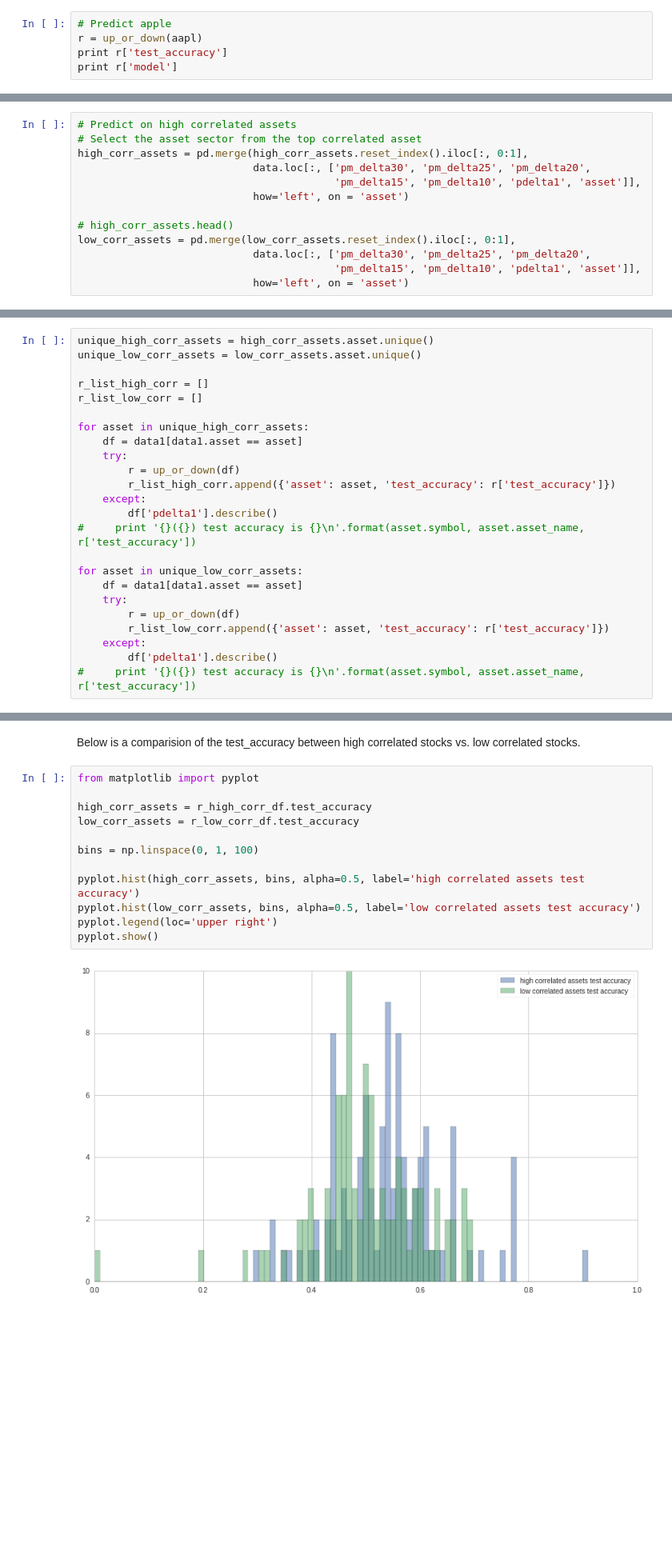
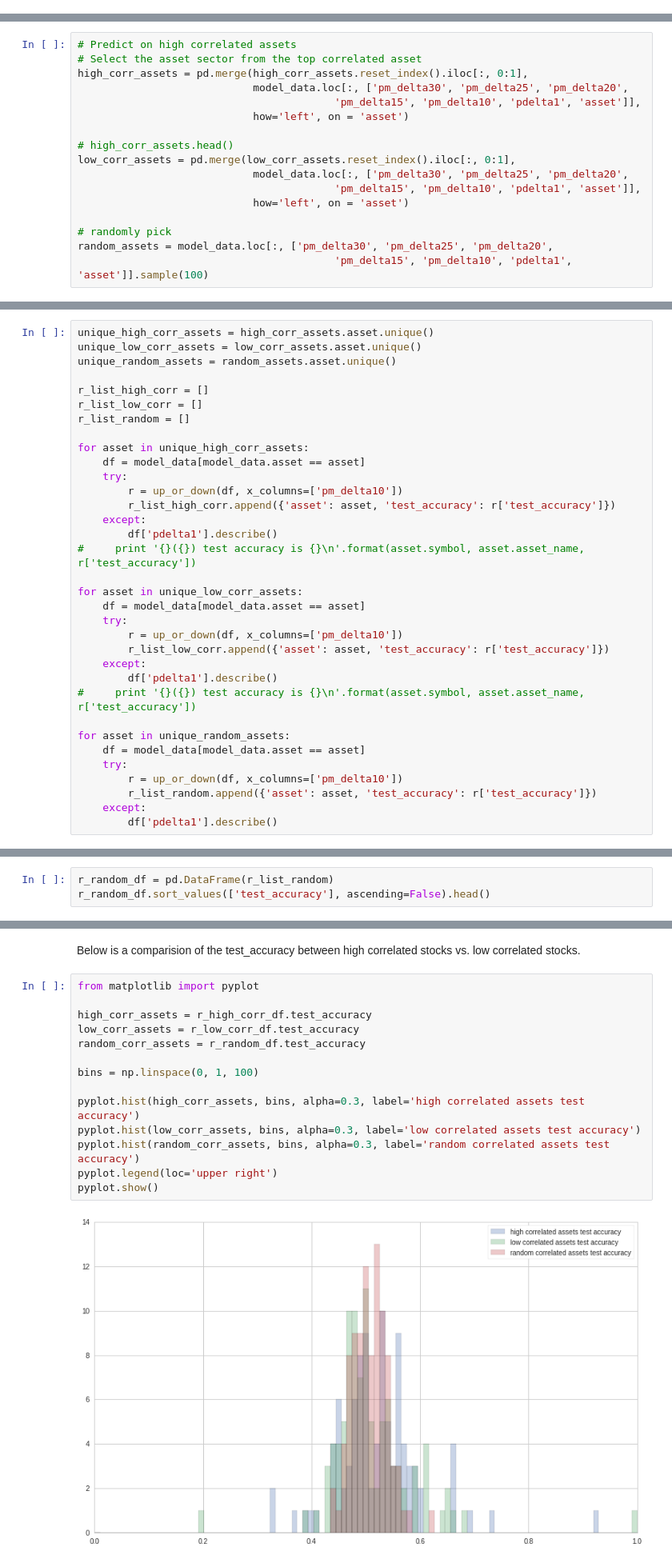
Before and after one commit to carychen/PPX, a Jupyter notebook: code/modified_mean_reverse/research/Mean+Reverse+Research+1.ipynb, the cells around one changed output, grey strips where cells are left out. Shown: that part at 80% size. Saved outputs shown, nothing was run; the diff lists cells and outputs as text; blank space fills up the shorter version.

```diff
--- a/code/modified_mean_reverse/research/Mean+Reverse+Research+1.ipynb
+++ b/code/modified_mean_reverse/research/Mean+Reverse+Research+1.ipynb
@@ -399,8 +448,3 @@ def up_or_down(model_data, x_columns=['pm_delta30', 'pm_delta25', 'pm_delta20',
     accuracy = metrics.accuracy_score(y_test, test_predict)
 
     return {'model': model, 'test_accuracy': accuracy}
-# %%
-# Predict apple
-r = up_or_down(aapl)
-print r['test_accuracy']
-print r['model']
@@ -415,41 +454,55 @@ Next step, we will take the top 100 correlation
 # Predict on high correlated assets
 # Select the asset sector from the top correlated asset
 high_corr_assets = pd.merge(high_corr_assets.reset_index().iloc[:, 0:1],
-                            data.loc[:, ['pm_delta30', 'pm_delta25', 'pm_delta20',
+                            model_data.loc[:, ['pm_delta30', 'pm_delta25', 'pm_delta20',
                                          'pm_delta15', 'pm_delta10', 'pdelta1', 'asset']],
                             how='left', on = 'asset')
 
 # high_corr_assets.head()
 low_corr_assets = pd.merge(low_corr_assets.reset_index().iloc[:, 0:1],
-                            data.loc[:, ['pm_delta30', 'pm_delta25', 'pm_delta20',
+                            model_data.loc[:, ['pm_delta30', 'pm_delta25', 'pm_delta20',
                                          'pm_delta15', 'pm_delta10', 'pdelta1', 'asset']],
                             how='left', on = 'asset')
+
+# randomly pick
+random_assets = model_data.loc[:, ['pm_delta30', 'pm_delta25', 'pm_delta20',
+                                         'pm_delta15', 'pm_delta10', 'pdelta1', 'asset']].sample(100)
 # %% [markdown]
 Generate two results list, one for high correlated assets the other is for low correlated assets.
 # %%
 unique_high_corr_assets = high_corr_assets.asset.unique()
 unique_low_corr_assets = low_corr_assets.asset.unique()
+unique_random_assets = random_assets.asset.unique()
 
 r_list_high_corr = []
 r_list_low_corr = []
+r_list_random = []
 
 for asset in unique_high_corr_assets:
-    df = data1[data1.asset == asset]
+    df = model_data[model_data.asset == asset]
     try:
-        r = up_or_down(df)
+        r = up_or_down(df, x_columns=['pm_delta10'])
         r_list_high_corr.append({'asset': asset, 'test_accuracy': r['test_accuracy']})
     except:
         df['pdelta1'].describe()
 #     print '{}({}) test accuracy is {}\n'.format(asset.symbol, asset.asset_name, r['test_accuracy'])
 
 for asset in unique_low_corr_assets:
-    df = data1[data1.asset == asset]
+    df = model_data[model_data.asset == asset]
     try:
-        r = up_or_down(df)
+        r = up_or_down(df, x_columns=['pm_delta10'])
         r_list_low_corr.append({'asset': asset, 'test_accuracy': r['test_accuracy']})
     except:
         df['pdelta1'].describe()
 #     print '{}({}) test accuracy is {}\n'.format(asset.symbol, asset.asset_name, r['test_accuracy'])
+
+for asset in unique_random_assets:
+    df = model_data[model_data.asset == asset]
+    try:
+        r = up_or_down(df, x_columns=['pm_delta10'])
+        r_list_random.append({'asset': asset, 'test_accuracy': r['test_accuracy']})
+    except:
+        df['pdelta1'].describe()
 # %%
 r_high_corr_df = pd.DataFrame(r_list_high_corr)
 r_high_corr_df.sort_values(['test_accuracy'], ascending=False).head()
@@ -472,0 +550,3 @@ r_low_corr_df.sort_values(['test_accuracy'], ascending=False).head()
+# %%
+r_random_df = pd.DataFrame(r_list_random)
+r_random_df.sort_values(['test_accuracy'], ascending=False).head()
@@ -475,14 +574,16 @@ Below is a comparision of the test_accuracy between high correlated stocks vs. l
 # %%
 from matplotlib import pyplot
 
 high_corr_assets = r_high_corr_df.test_accuracy
 low_corr_assets = r_low_corr_df.test_accuracy
+random_corr_assets = r_random_df.test_accuracy
 
 bins = np.linspace(0, 1, 100)
 
-pyplot.hist(high_corr_assets, bins, alpha=0.5, label='high correlated assets test accuracy')
-pyplot.hist(low_corr_assets, bins, alpha=0.5, label='low correlated assets test accuracy')
+pyplot.hist(high_corr_assets, bins, alpha=0.3, label='high correlated assets test accuracy')
+pyplot.hist(low_corr_assets, bins, alpha=0.3, label='low correlated assets test accuracy')
+pyplot.hist(random_corr_assets, bins, alpha=0.3, label='random correlated assets test accuracy')
 pyplot.legend(loc='upper right')
 pyplot.show()
 # %% [output]
-[figure, old version]
+[figure, new version]
```
Also changed, not shown: parts of 38 cells of this notebook.
